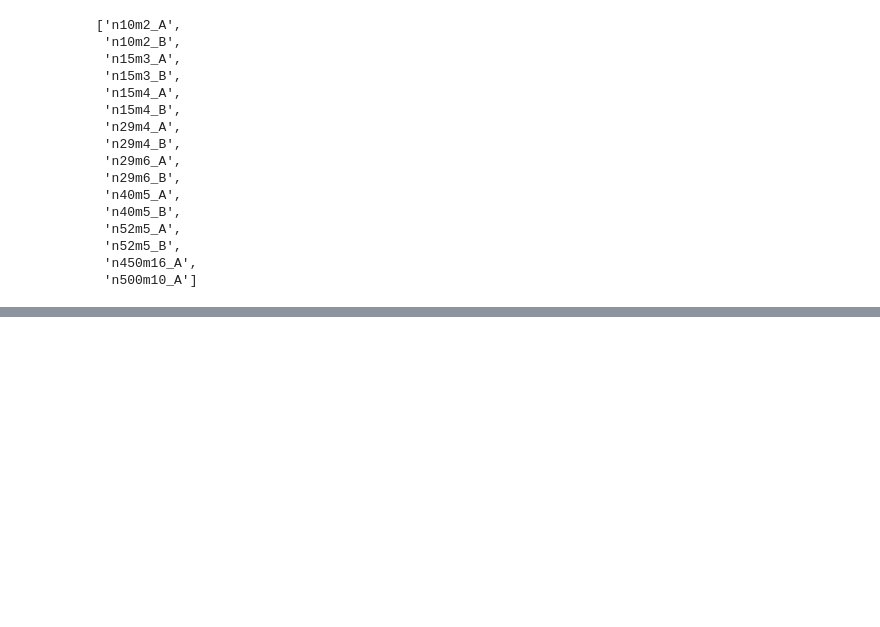
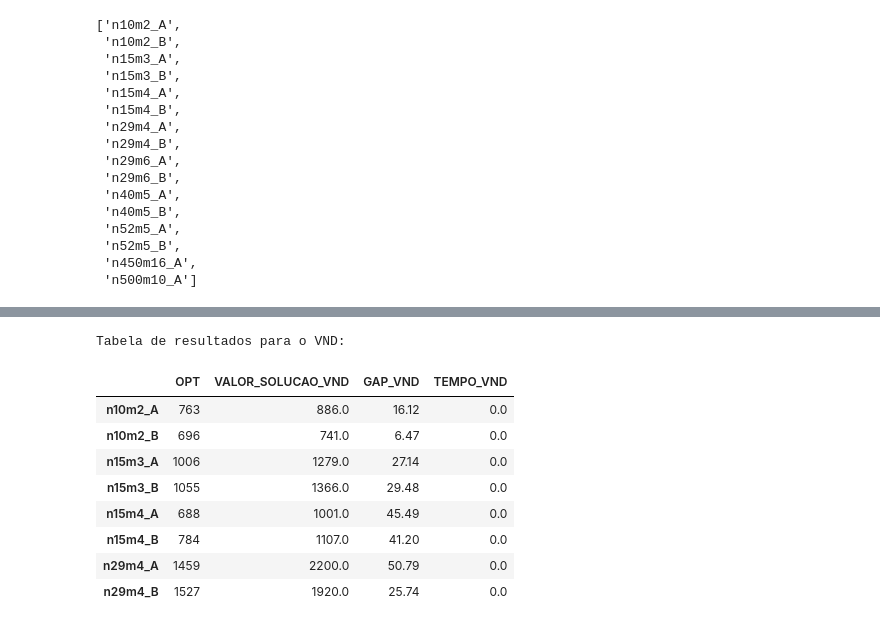
Before and after one commit to Guilherme-iram/projeto_APA, a Jupyter notebook: estatistica_resultados.ipynb, the cells around one changed output, grey strips where cells are left out. Saved outputs shown, nothing was run; the diff lists cells and outputs as text; code cells hidden in the pictures; blank space fills up the shorter version.

```diff
--- a/estatistica_resultados.ipynb
+++ b/estatistica_resultados.ipynb
@@ -144 +179,36 @@ Melhor resultado: 2244.9375 na linha 36
+# %%
+dict_vnd = {"OPT": [], "VALOR_SOLUCAO_VND":[], "GAP_VND": [], "TEMPO_VND": []}
+
+i = 0
+
+for k, v in vnd_df.iloc[best_i, 3:].items():
+    dict_vnd["OPT"].append(lista_otimos[i])
+    dict_vnd["VALOR_SOLUCAO_VND"].append(v)
+    dict_vnd["GAP_VND"].append(calcula_gap(lista_otimos[i], v))
+    dict_vnd["GAP_VND"] = [round(float(x), 2) for x in dict_vnd["GAP_VND"]]
+    dict_vnd["TEMPO_VND"].append(tempos_vnd_df.iloc[best_i, 3 + i])
+
+    for j in range(0, len(dict_vnd["TEMPO_VND"])):
+        if dict_vnd["TEMPO_VND"][j] > 1000:
+            dict_vnd["TEMPO_VND"][j] = 0
+
+    i += 1
+
+    if i == len_lista_otimos - 1:
+        break
+
+print("\nTabela de resultados para o VND:")
+tabela_vnd = pd.DataFrame(dict_vnd, index=custos_df.columns[3: len_lista_otimos - 1 + 3])
+tabela_vnd
+# %% [output]
+Tabela de resultados para o VND:
+|  | OPT | VALOR_SOLUCAO_VND | GAP_VND | TEMPO_VND |
+| n10m2_A | 763 | 886.0 | 16.12 | 0.0 |
+| n10m2_B | 696 | 741.0 | 6.47 | 0.0 |
+| n15m3_A | 1006 | 1279.0 | 27.14 | 0.0 |
+| n15m3_B | 1055 | 1366.0 | 29.48 | 0.0 |
+| n15m4_A | 688 | 1001.0 | 45.49 | 0.0 |
+| n15m4_B | 784 | 1107.0 | 41.20 | 0.0 |
+| n29m4_A | 1459 | 2200.0 | 50.79 | 0.0 |
+| n29m4_B | 1527 | 1920.0 | 25.74 | 0.0 |
 # %%
```
Also changed, not shown: parts of 8 cells of this notebook, 8 other files.
